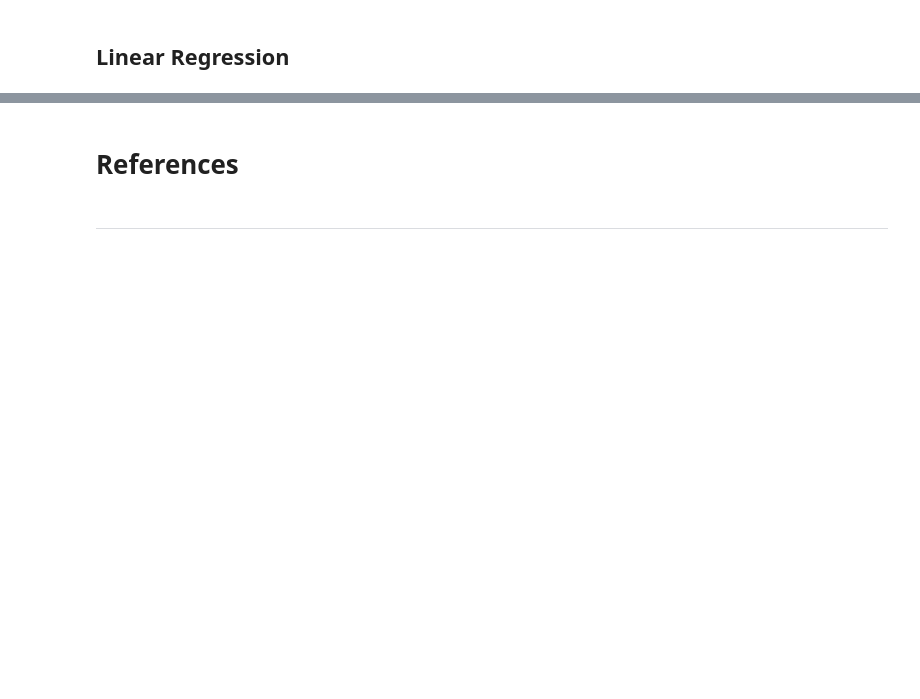
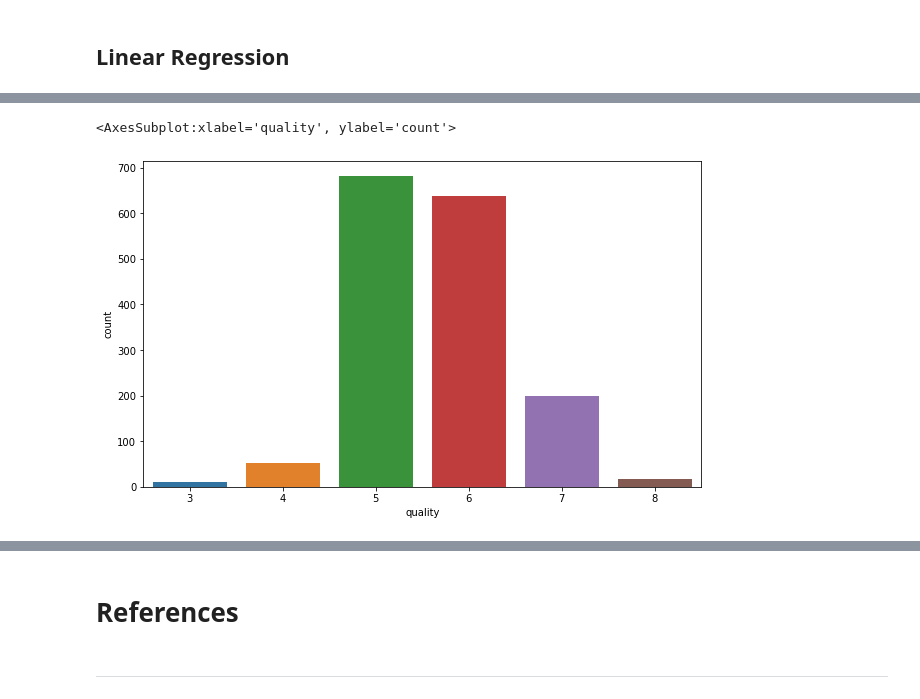
Before and after one commit to SharonNicG/52954-Machine-Learning-and-Statistics, a Jupyter notebook: scikit-learn.ipynb, the cells around one changed output, grey strips where cells are left out. Cells and saved outputs as stored; diff of their text form; code cells hidden in the pictures; blank space fills up the shorter version.

Commit message:
Adding some plotting for dataset and initial Linear Regression steps

```diff
--- a/scikit-learn.ipynb
+++ b/scikit-learn.ipynb
@@ -21,4 +23,5 @@ from sklearn import metrics
 # %% [markdown]
 ## Linear Regression
 # %%
-df = pd.read_csv("../input/red-wine-quality-cortez-et-al-2009/winequality-red.csv")
+# https://archive.ics.uci.edu/ml/machine-learning-databases/wine-quality/
+df = pd.read_csv("winequality-red.csv")
@@ -26,0 +122,6 @@ FileNotFoundError: [Errno 2] No such file or directory: '../input/red-wine-quali
+# %%
+fig = plt.figure(figsize = (10,6))
+sns.countplot('quality', data=df)
+# %% [output]
+<AxesSubplot:xlabel='quality', ylabel='count'>
+[figure, added]
```
Also changed, not shown: parts of 20 cells of this notebook, 1 other file.
